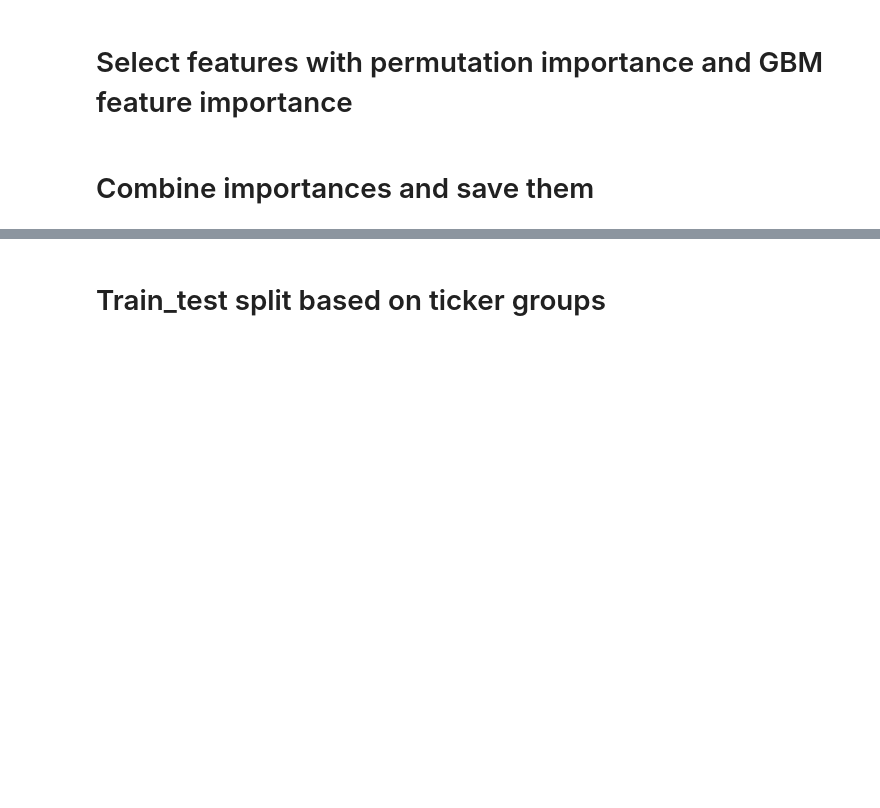
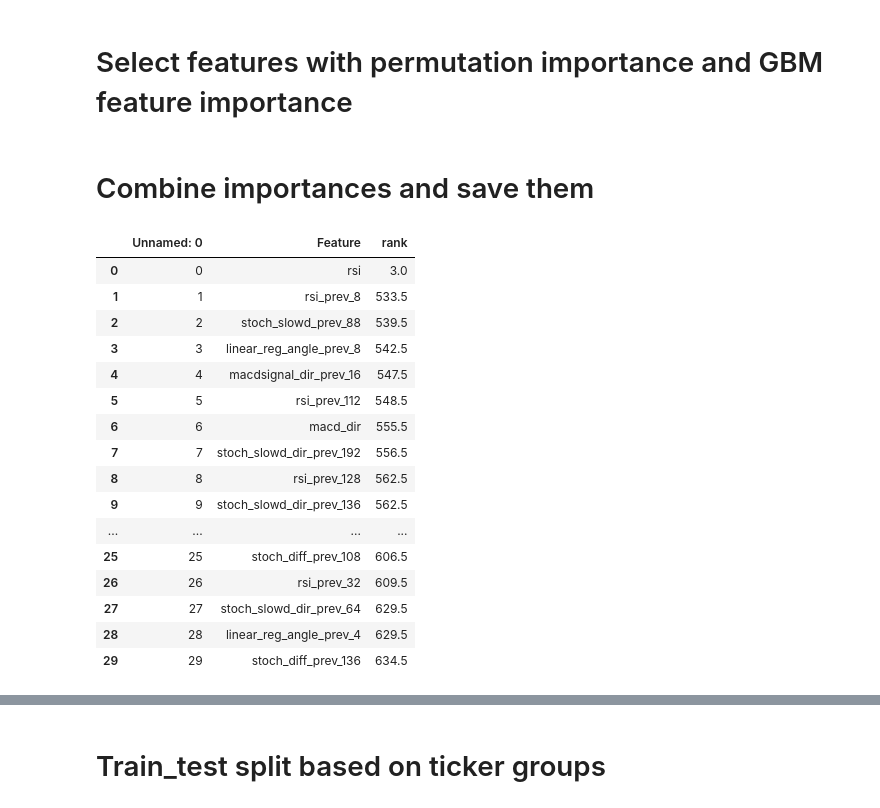
Before and after one commit to beatwad/sigbot, a Jupyter notebook: sigbot/ml/train_model.ipynb, the cells around one changed output, grey strips where cells are left out. Cells and saved outputs as stored; diff of their text form; code cells hidden in the pictures; blank space fills up the shorter version.

```diff
--- a/sigbot/ml/train_model.ipynb
+++ b/sigbot/ml/train_model.ipynb
@@ -942,0 +861,21 @@ else:
+# %%
+x = pd.read_csv(f'feature_importance_{CFG.ttype}_old.csv')
+x.head(30)
+# %% [output]
+|  | Unnamed: 0 | Feature | rank |
+| 0 | 0 | rsi | 3.0 |
+| 1 | 1 | rsi_prev_8 | 533.5 |
+| 2 | 2 | stoch_slowd_prev_88 | 539.5 |
+| 3 | 3 | linear_reg_angle_prev_8 | 542.5 |
+| 4 | 4 | macdsignal_dir_prev_16 | 547.5 |
+| 5 | 5 | rsi_prev_112 | 548.5 |
+| 6 | 6 | macd_dir | 555.5 |
+| 7 | 7 | stoch_slowd_dir_prev_192 | 556.5 |
+| 8 | 8 | rsi_prev_128 | 562.5 |
+| 9 | 9 | stoch_slowd_dir_prev_136 | 562.5 |
+| ... | ... | ... | ... |
+| 25 | 25 | stoch_diff_prev_108 | 606.5 |
+| 26 | 26 | rsi_prev_32 | 609.5 |
+| 27 | 27 | stoch_slowd_dir_prev_64 | 629.5 |
+| 28 | 28 | linear_reg_angle_prev_4 | 629.5 |
+| 29 | 29 | stoch_diff_prev_136 | 634.5 |
```
Also changed, not shown: parts of 23 cells of this notebook, 8 other files.
